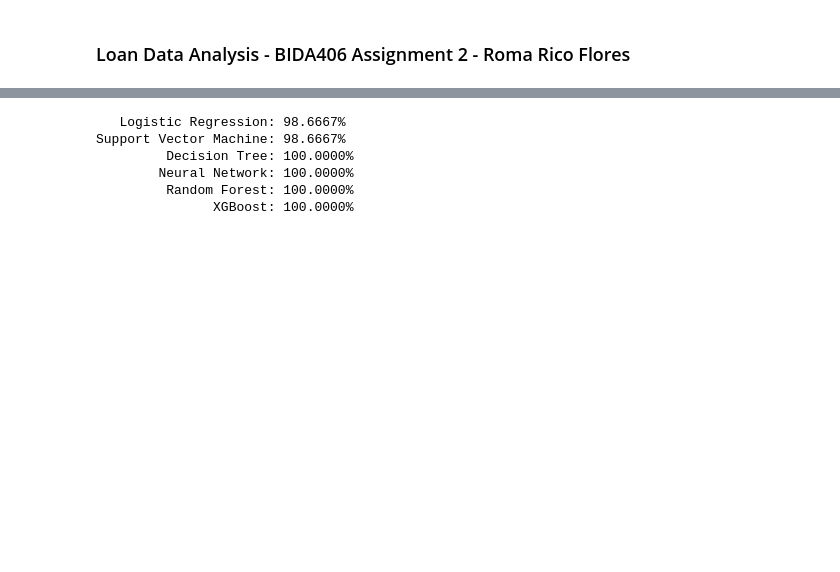
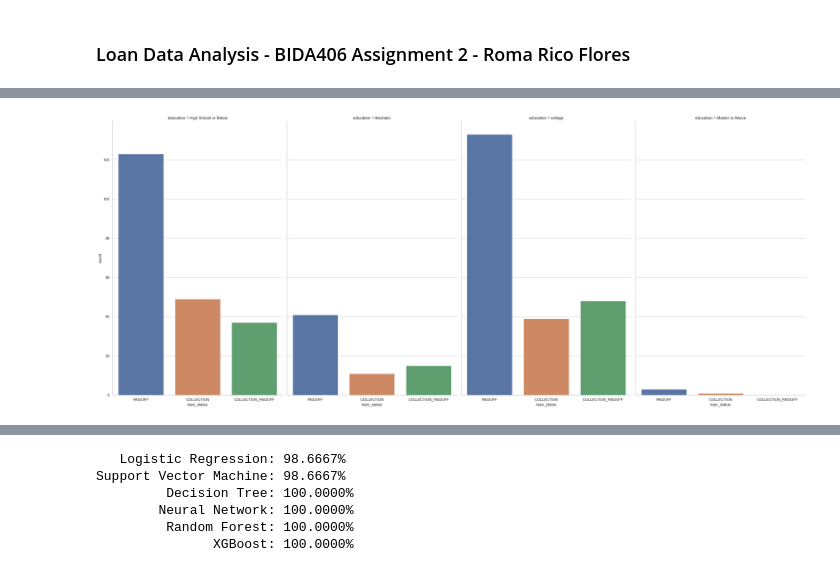
Before and after one commit to romaricoflores/bida406-predictive-analytics, a Jupyter notebook: week3/assignment2.ipynb, the cells around one changed output, grey strips where cells are left out. Saved outputs shown, nothing was run; the diff lists cells and outputs as text; code cells hidden in the pictures; blank space fills up the shorter version.

```diff
--- a/week3/assignment2.ipynb
+++ b/week3/assignment2.ipynb
@@ -306,0 +56,6 @@ X_train, X_test, y_train, y_test = train_test_split(X, y, train_size=0.7, random
+# %%
+#Loading our CSV data and converting it into pandas dataframe under the name df_loan
+df_loan = pd.read_csv("loan-payments-data.csv")
+
+#Pulling out the first 5 records of the dataset using pandas head function
+df_loan.head()
@@ -306,0 +183,8 @@ X_train, X_test, y_train, y_test = train_test_split(X, y, train_size=0.7, random
+# %%
+#Checking if level of education affects loan amount and payment status.
+
+educ = sns.catplot(data=df_loan[df_loan.loan_status.notnull()],
+                   x="loan_status", col="education", col_wrap=4,
+                 kind="count", height=12.5, aspect=.6)
+# %% [output]
+[figure, added]
```
Also changed, not shown: parts of 76 cells of this notebook, 1 other file.
